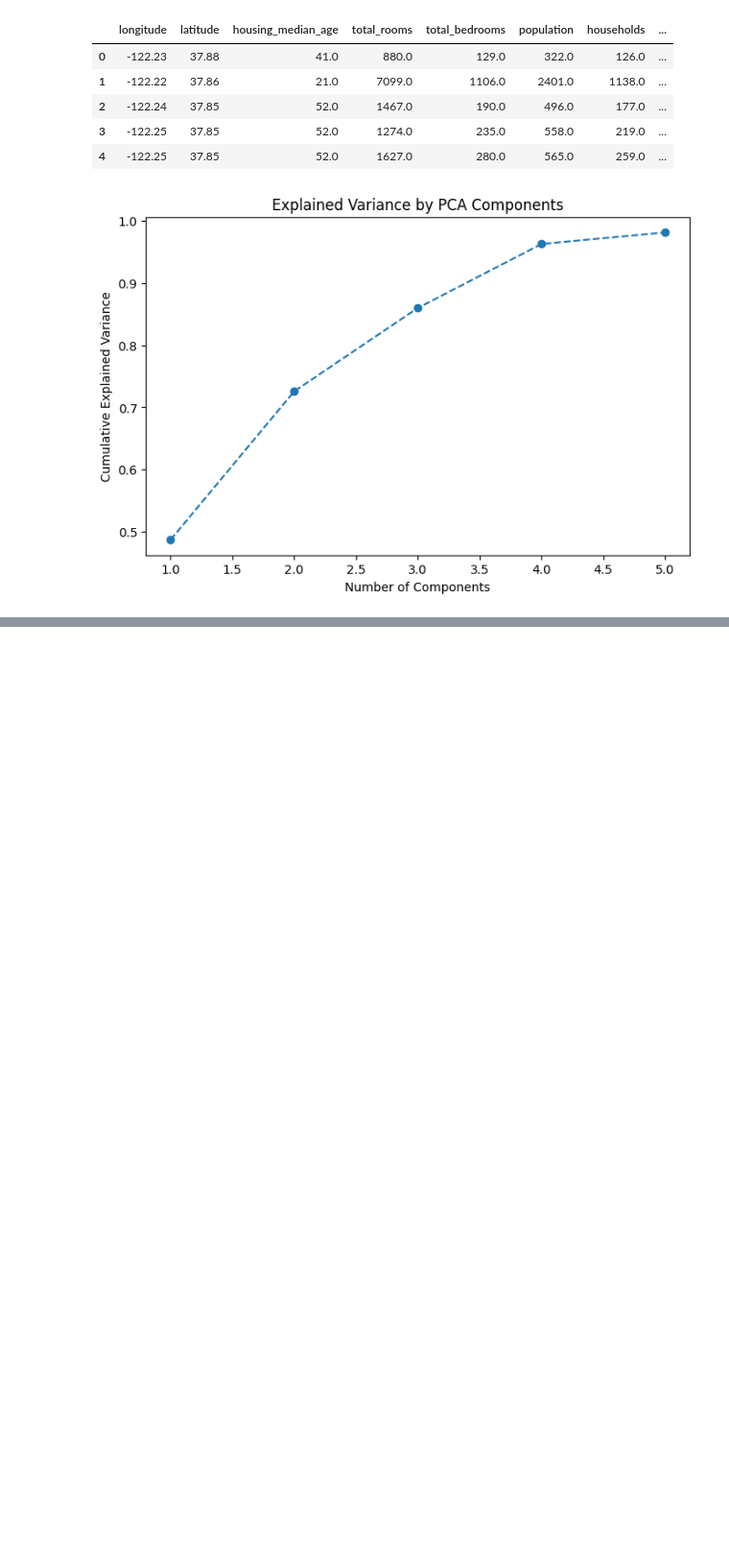
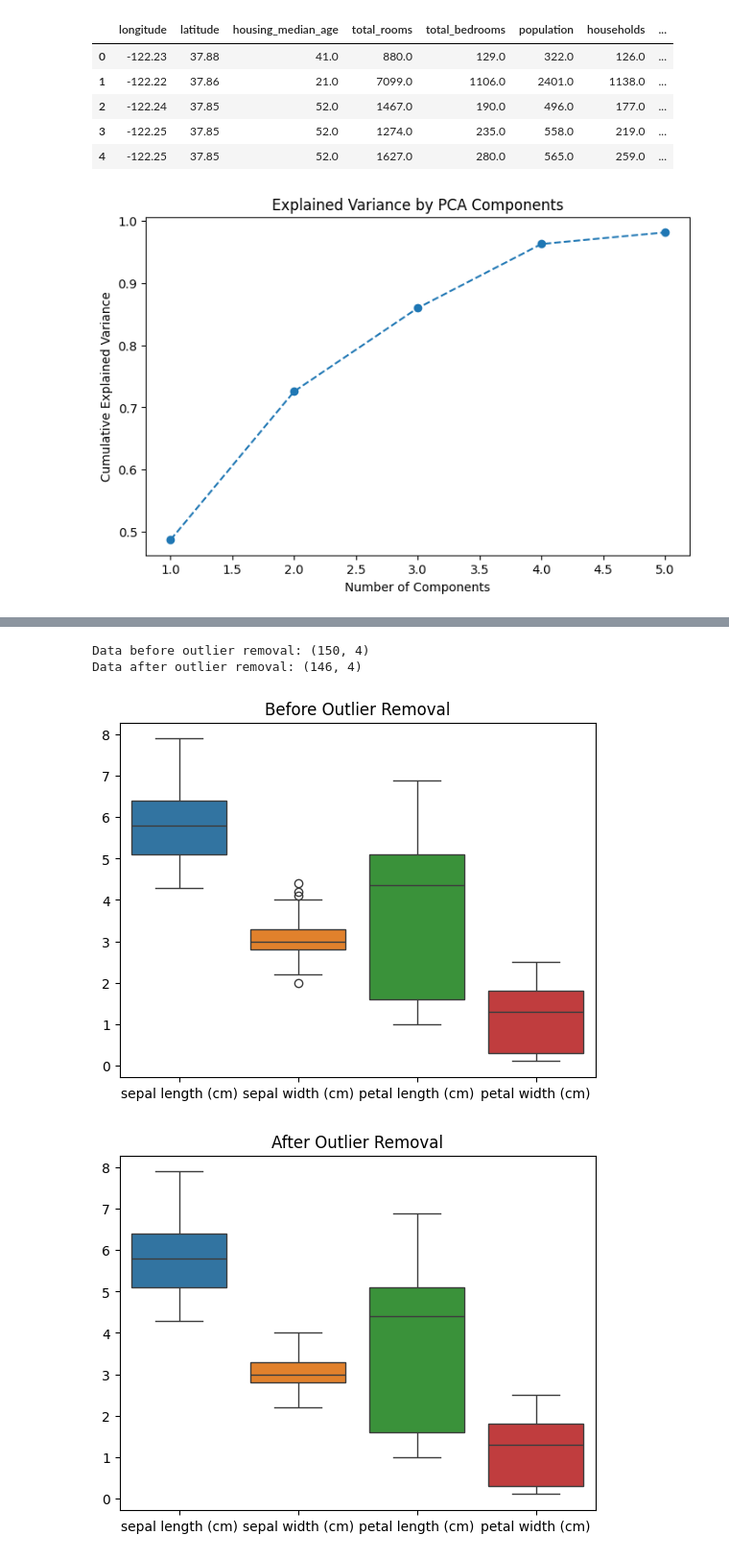
Before and after one commit to nirdeshmaharjan/datascience, a Jupyter notebook: ds.ipynb, the cells around one changed output, grey strips where cells are left out. Shown at 96% size. Saved outputs shown, nothing was run; the diff lists cells and outputs as text; code cells hidden in the pictures; blank space fills up the shorter version.

```diff
--- a/ds.ipynb
+++ b/ds.ipynb
@@ -1897,0 +2021,7 @@ plt.show()
+# %%
+Q1 = df.quantile(0.25)
+Q3 = df.quantile(0.75)
+IQR = Q3 - Q1
+print("Q1:\n", Q1)
+print("Q3:\n", Q3)
+print("IQR:\n", IQR)
@@ -1897,0 +2047,28 @@ plt.show()
+# %%
+def remove_outliers(df):
+    Q1 = df.quantile(0.25)
+    Q3 = df.quantile(0.75)
+    IQR = Q3 - Q1
+    lower_bound = Q1 - 1.5 * IQR
+    upper_bound = Q3 + 1.5 * IQR
+    return df[~((df < lower_bound) | (df > upper_bound)).any(axis=1)]
+
+df_no_outliers = remove_outliers(df)
+print("Data before outlier removal:", df.shape)
+print("Data after outlier removal:", df_no_outliers.shape)
+# %% [output]
+Data before outlier removal: (150, 4)
+Data after outlier removal: (146, 4)
+# %%
+# Before outlier removal
+sns.boxplot(data=df)
+plt.title("Before Outlier Removal")
+plt.show()
+
+# After outlier removal
+sns.boxplot(data=df_no_outliers)
+plt.title("After Outlier Removal")
+plt.show()
+# %% [output]
+[figure, added]
+[figure, added]
```
Also changed, not shown: parts of 15 cells of this notebook.
